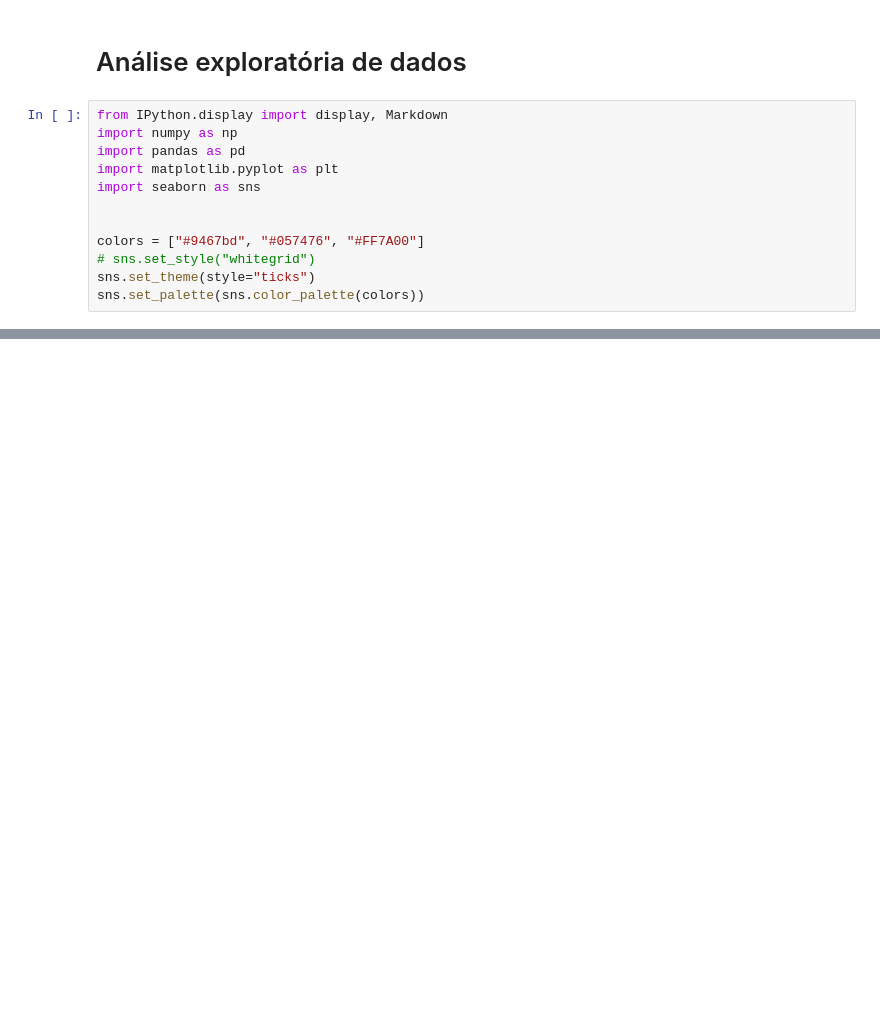
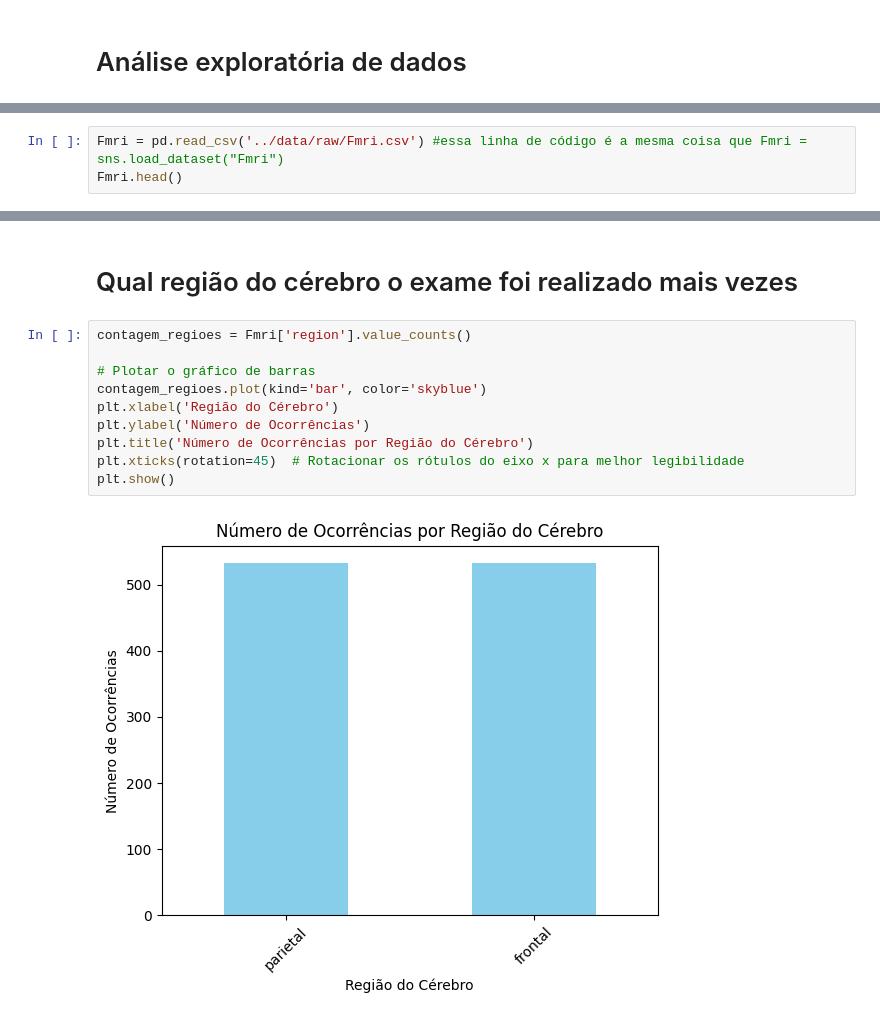
Before and after one commit to Emmanuel-Sampaio/Atlantico-bootcamp-cdd, a Jupyter notebook: notebooks/01-exploratory_data_analysis.ipynb, the cells around one changed output, grey strips where cells are left out. Cells and saved outputs as stored; diff of their text form; blank space fills up the shorter version.

```diff
--- a/notebooks/01-exploratory_data_analysis.ipynb
+++ b/notebooks/01-exploratory_data_analysis.ipynb
@@ -1,14 +1,2 @@
 # %% [markdown]
 # Análise exploratória de dados
-# %%
-from IPython.display import display, Markdown
-import numpy as np
-import pandas as pd
-import matplotlib.pyplot as plt
-import seaborn as sns
-
-
-colors = ["#9467bd", "#057476", "#FF7A00"]
-# sns.set_style("whitegrid")
-sns.set_theme(style="ticks")
-sns.set_palette(sns.color_palette(colors))
@@ -347,0 +10,3 @@ Não são tiradas conclusões a respeito dos dados e/ou visualizações. Para ta
+# %%
+Fmri = pd.read_csv('../data/raw/Fmri.csv') #essa linha de código é a mesma coisa que Fmri = sns.load_dataset("Fmri")
+Fmri.head()
@@ -347,0 +67,14 @@ Não são tiradas conclusões a respeito dos dados e/ou visualizações. Para ta
+# %% [markdown]
+# Qual região do cérebro o exame foi realizado mais vezes
+# %%
+contagem_regioes = Fmri['region'].value_counts()
+
+# Plotar o gráfico de barras
+contagem_regioes.plot(kind='bar', color='skyblue')
+plt.xlabel('Região do Cérebro')
+plt.ylabel('Número de Ocorrências')
+plt.title('Número de Ocorrências por Região do Cérebro')
+plt.xticks(rotation=45)  # Rotacionar os rótulos do eixo x para melhor legibilidade
+plt.show()
+# %% [output]
+[figure, added]
```
Also changed, not shown: parts of 47 cells of this notebook, 1 other file.
